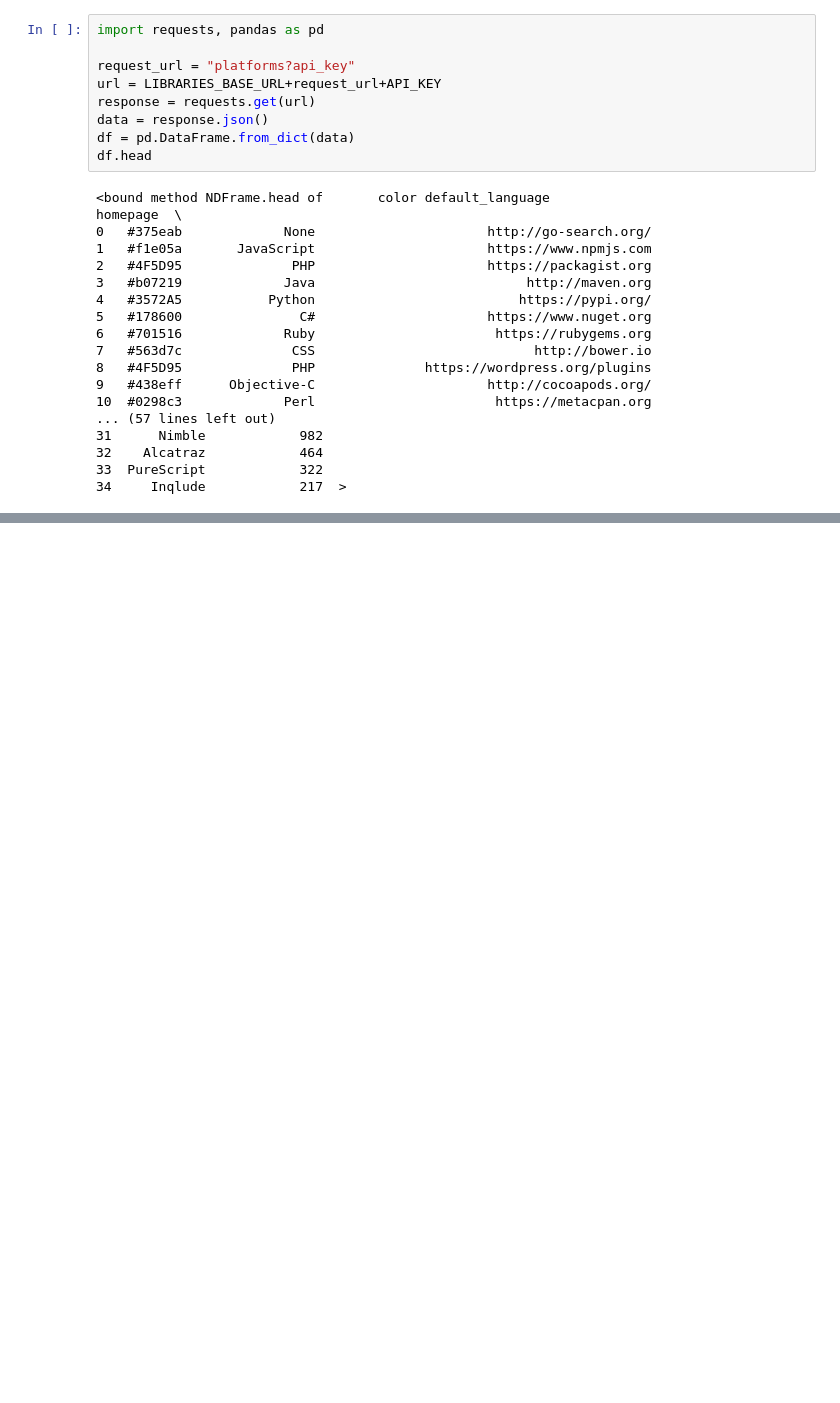
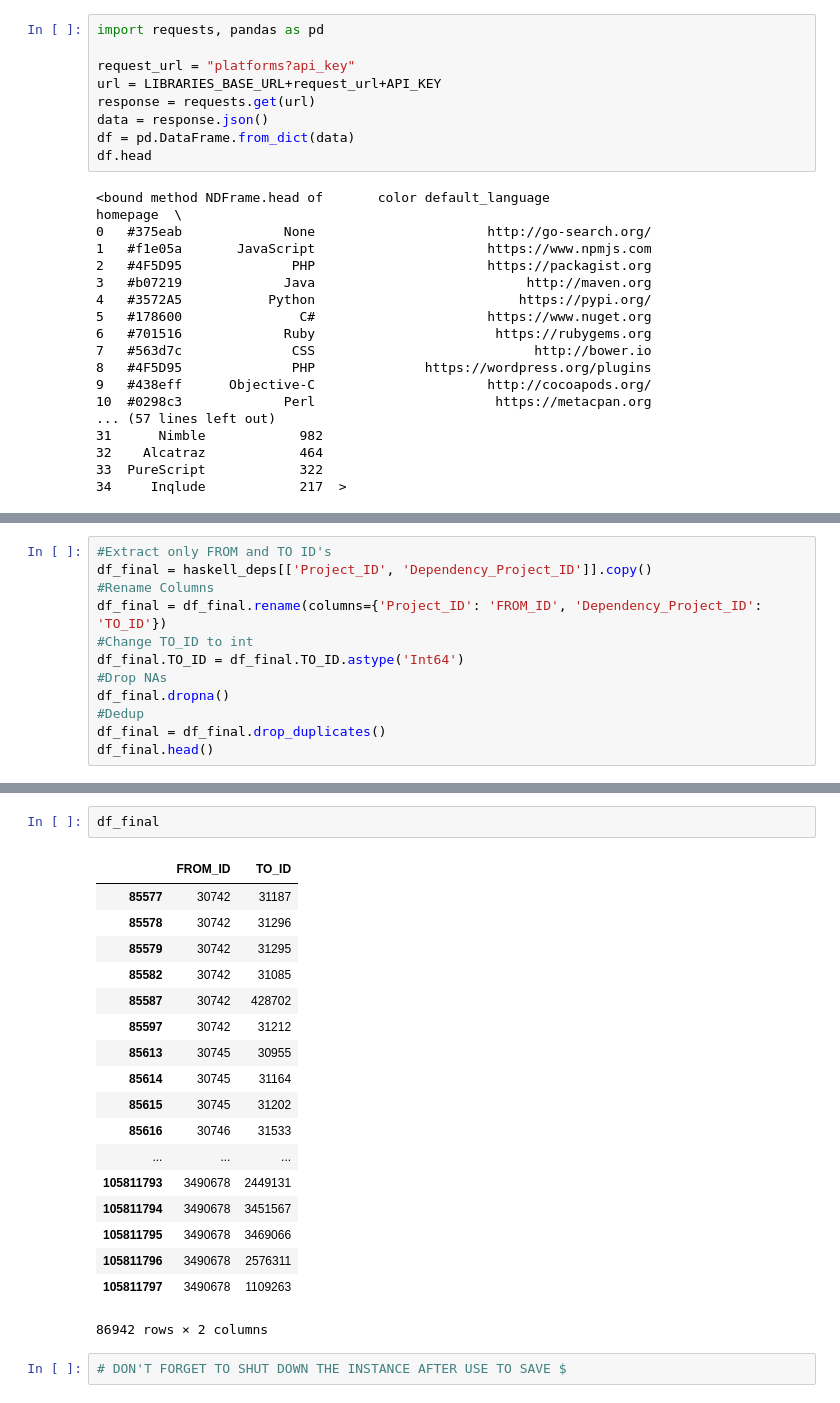
Before and after one commit to oscoin/osrank, a Jupyter notebook: osrank.ipynb, the cells around one changed output, grey strips where cells are left out. Drawn from its saved outputs; the diff is of its cells as text; blank space fills up the shorter version.

```diff
--- a/osrank.ipynb
+++ b/osrank.ipynb
@@ -198,0 +238,12 @@ df.head
+# %%
+#Extract only FROM and TO ID's
+df_final = haskell_deps[['Project_ID', 'Dependency_Project_ID']].copy()
+#Rename Columns
+df_final = df_final.rename(columns={'Project_ID': 'FROM_ID', 'Dependency_Project_ID': 'TO_ID'})
+#Change TO_ID to int
+df_final.TO_ID = df_final.TO_ID.astype('Int64')
+#Drop NAs
+df_final.dropna()
+#Dedup
+df_final = df_final.drop_duplicates()
+df_final.head()
@@ -198,0 +257,23 @@ df.head
+# %%
+df_final
+# %% [output]
+|  | FROM_ID | TO_ID |
+| 85577 | 30742 | 31187 |
+| 85578 | 30742 | 31296 |
+| 85579 | 30742 | 31295 |
+| 85582 | 30742 | 31085 |
+| 85587 | 30742 | 428702 |
+| 85597 | 30742 | 31212 |
+| 85613 | 30745 | 30955 |
+| 85614 | 30745 | 31164 |
+| 85615 | 30745 | 31202 |
+| 85616 | 30746 | 31533 |
+| ... | ... | ... |
+| 105811793 | 3490678 | 2449131 |
+| 105811794 | 3490678 | 3451567 |
+| 105811795 | 3490678 | 3469066 |
+| 105811796 | 3490678 | 2576311 |
+| 105811797 | 3490678 | 1109263 |
+86942 rows × 2 columns
+# %%
+# DON'T FORGET TO SHUT DOWN THE INSTANCE AFTER USE TO SAVE $
```
Also changed, not shown: parts of 6 cells of this notebook.
